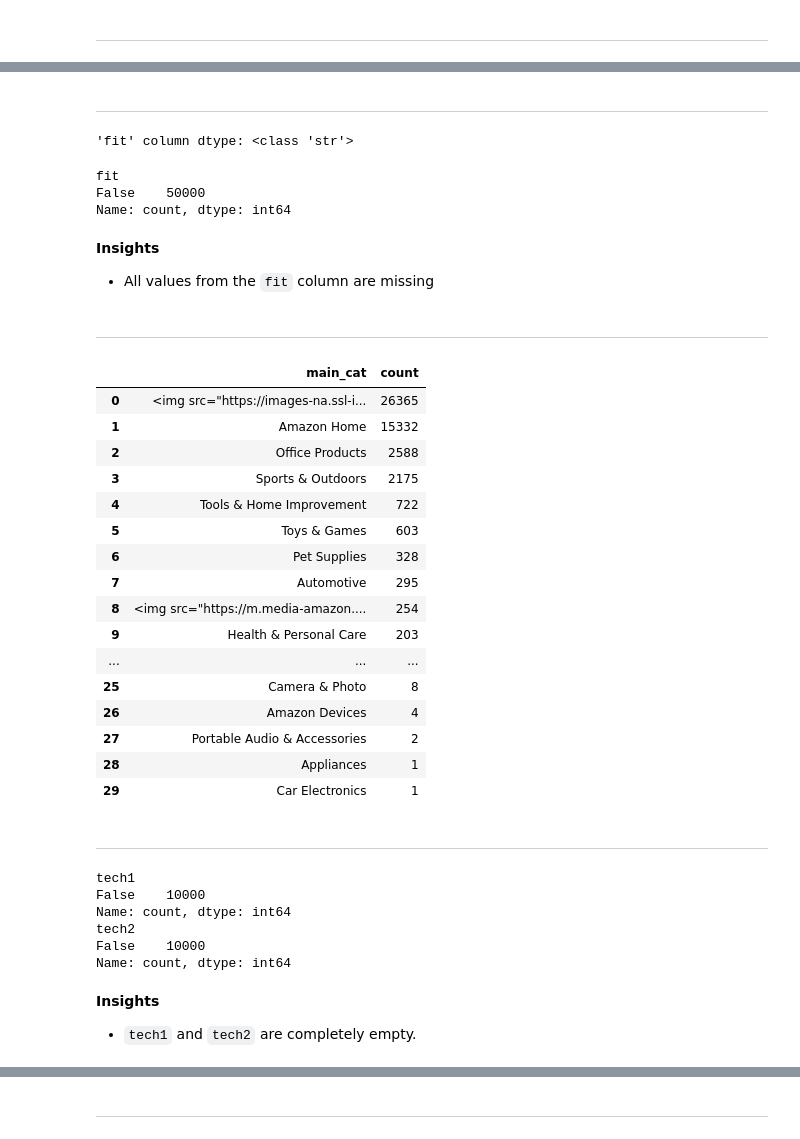
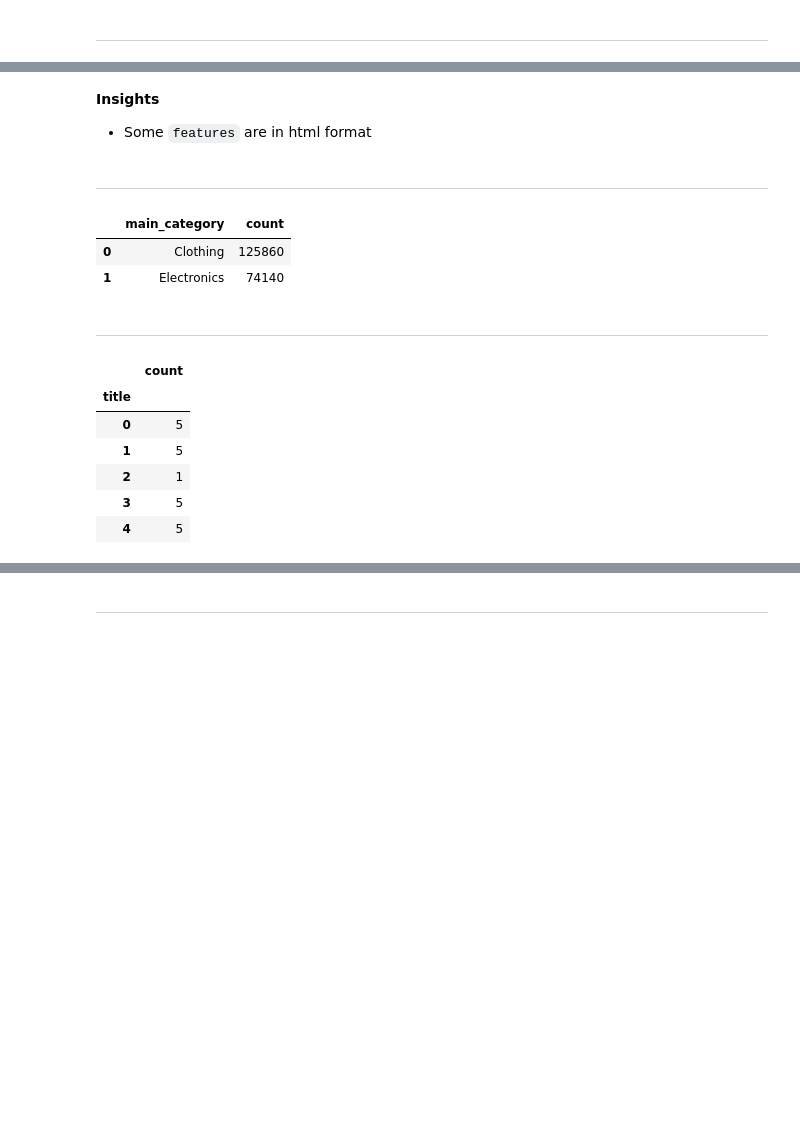
Before and after one commit to Juanchobanano/factored-datathon-2023-datapalooza, a Jupyter notebook: business_analytics/1.0-eda-amazon-metadata-david.ipynb, the cells around one changed output, grey strips where cells are left out. Saved outputs shown, nothing was run; the diff lists cells and outputs as text; code cells hidden in the pictures; blank space fills up the shorter version.

```diff
--- a/business_analytics/1.0-eda-amazon-metadata-david.ipynb
+++ b/business_analytics/1.0-eda-amazon-metadata-david.ipynb
@@ -17,7 +17,7 @@ client = delta_sharing.SharingClient(profile_file)
 print("Available tables:")
 pprint(client.list_all_tables())
 
-table_url = profile_file + "#share__products.bronze.sample_amazon_metadata"
-df = delta_sharing.load_as_pandas(table_url, limit=50_000)
+table_url = profile_file + "#share__products.silver.amazon_metadata_silver"
+df = delta_sharing.load_as_pandas(table_url, limit=200_000)
 # %% [output]
 Available tables:
@@ -368,53 +234,24 @@ Number of features: 3
+# %% [markdown]
+**Insights**
+- Some `features` are in html format
 # %% [markdown]
 ---
-# %%
-print("'fit' column dtype:", type(df["fit"][0]))
-print()
-df["fit"].isnull().value_counts()
-# %% [output]
-'fit' column dtype: <class 'str'>
-fit
-False    50000
-Name: count, dtype: int64
-# %% [markdown]
-**Insights**
-- All values from the `fit` column are missing
-# %% [markdown]
----
 # %%
-df["main_cat"].value_counts().reset_index()
+df["main_category"].value_counts().reset_index()
 # %% [output]
-|  | main_cat | count |
-| 0 | <img src="https://images-na.ssl-i... | 26365 |
-| 1 | Amazon Home | 15332 |
-| 2 | Office Products | 2588 |
-| 3 | Sports & Outdoors | 2175 |
-| 4 | Tools & Home Improvement | 722 |
-| 5 | Toys & Games | 603 |
-| 6 | Pet Supplies | 328 |
-| 7 | Automotive | 295 |
-| 8 | <img src="https://m.media-amazon.... | 254 |
-| 9 | Health & Personal Care | 203 |
-| ... | ... | ... |
-| 25 | Camera & Photo | 8 |
-| 26 | Amazon Devices | 4 |
-| 27 | Portable Audio & Accessories | 2 |
-| 28 | Appliances | 1 |
-| 29 | Car Electronics | 1 |
+|  | main_category | count |
+| 0 | Clothing | 125860 |
+| 1 | Electronics | 74140 |
 # %% [markdown]
 ---
-# %%
-print(df["tech1"].isnull().value_counts())
-
-print(df["tech2"].isnull().value_counts())
-# %% [output]
-tech1
-False    10000
-Name: count, dtype: int64
-tech2
-False    10000
-Name: count, dtype: int64
-# %% [markdown]
-**Insights**
-- `tech1` and `tech2` are completely empty.
+# %%
+df["title"].map(len).value_counts().sort_index().to_frame().head()
+# %% [output]
+|  | count |
+| title |  |
+| 0 | 5 |
+| 1 | 5 |
+| 2 | 1 |
+| 3 | 5 |
+| 4 | 5 |
 # %%
```
Also changed, not shown: parts of 40 cells of this notebook, 1 other file.
